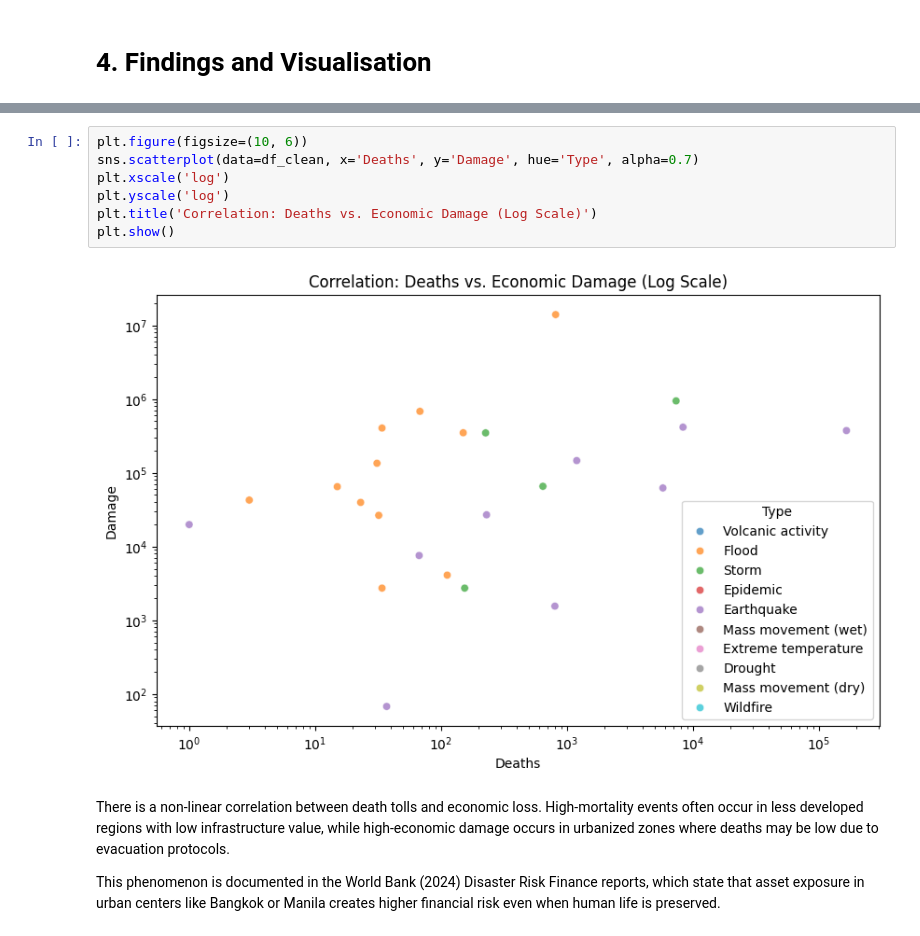
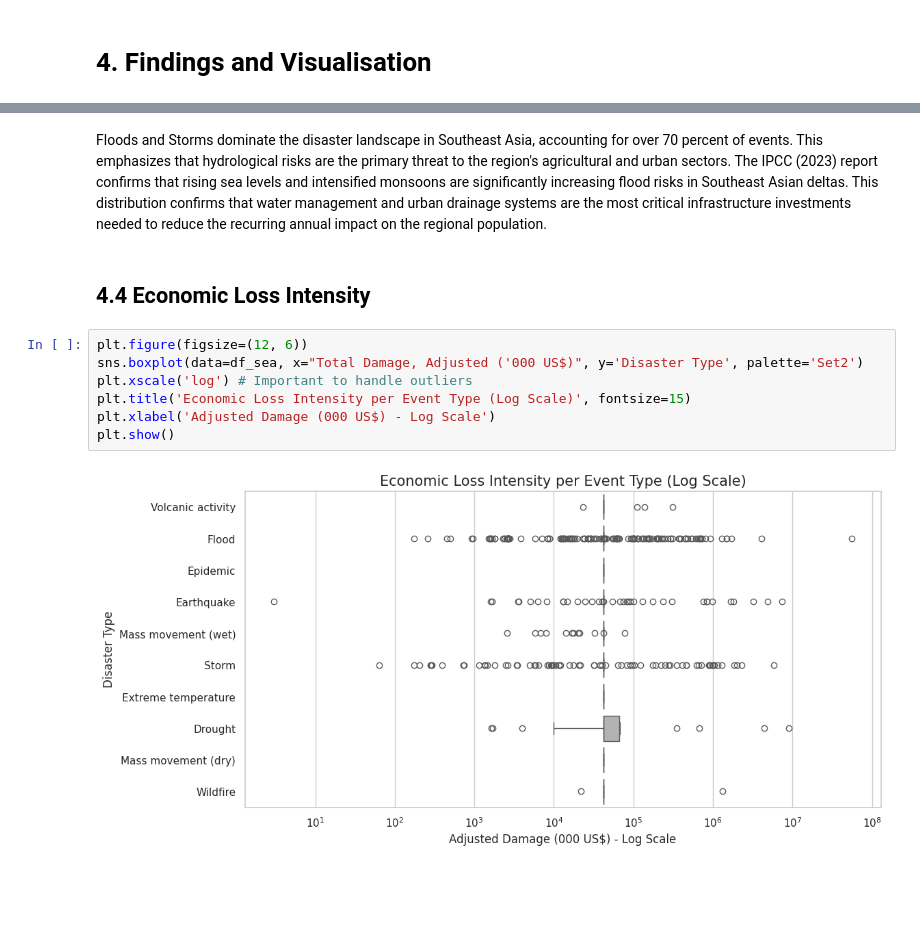
Before and after one commit to Rozieyati/Project_2_Data_Science, a Jupyter notebook: P166417_Impact_Analysis_of_Natural_Disasters_in_Asia.ipynb, the cells around one changed output, grey strips where cells are left out. Saved outputs shown, nothing was run; the diff lists cells and outputs as text; blank space fills up the shorter version.

```diff
--- a/P166417_Impact_Analysis_of_Natural_Disasters_in_Asia.ipynb
+++ b/P166417_Impact_Analysis_of_Natural_Disasters_in_Asia.ipynb
@@ -124,13 +147,13 @@ The Asian Development Bank (ADB, 2022) notes that the high "Affected" count in t
+# %% [markdown]
+Floods and Storms dominate the disaster landscape in Southeast Asia, accounting for over 70 percent of events. This emphasizes that hydrological risks are the primary threat to the region's agricultural and urban sectors. The IPCC (2023) report confirms that rising sea levels and intensified monsoons are significantly increasing flood risks in Southeast Asian deltas. This distribution confirms that water management and urban drainage systems are the most critical infrastructure investments needed to reduce the recurring annual impact on the regional population.
+# %% [markdown]
+## **4.4 Economic Loss Intensity**
 # %%
-plt.figure(figsize=(10, 6))
-sns.scatterplot(data=df_clean, x='Deaths', y='Damage', hue='Type', alpha=0.7)
-plt.xscale('log')
-plt.yscale('log')
-plt.title('Correlation: Deaths vs. Economic Damage (Log Scale)')
+plt.figure(figsize=(12, 6))
+sns.boxplot(data=df_sea, x="Total Damage, Adjusted ('000 US$)", y='Disaster Type', palette='Set2')
+plt.xscale('log') # Important to handle outliers
+plt.title('Economic Loss Intensity per Event Type (Log Scale)', fontsize=15)
+plt.xlabel('Adjusted Damage (000 US$) - Log Scale')
 plt.show()
 # %% [output]
-[figure, old version]
+[figure, new version]
-# %% [markdown]
-There is a non-linear correlation between death tolls and economic loss. High-mortality events often occur in less developed regions with low infrastructure value, while high-economic damage occurs in urbanized zones where deaths may be low due to evacuation protocols.
-
-This phenomenon is documented in the World Bank (2024) Disaster Risk Finance reports, which state that asset exposure in urban centers like Bangkok or Manila creates higher financial risk even when human life is preserved.
```
Also changed, not shown: parts of 37 cells of this notebook.
